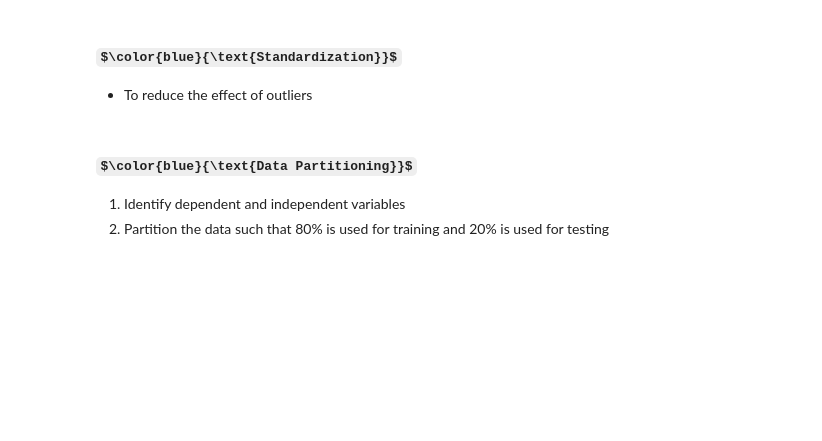
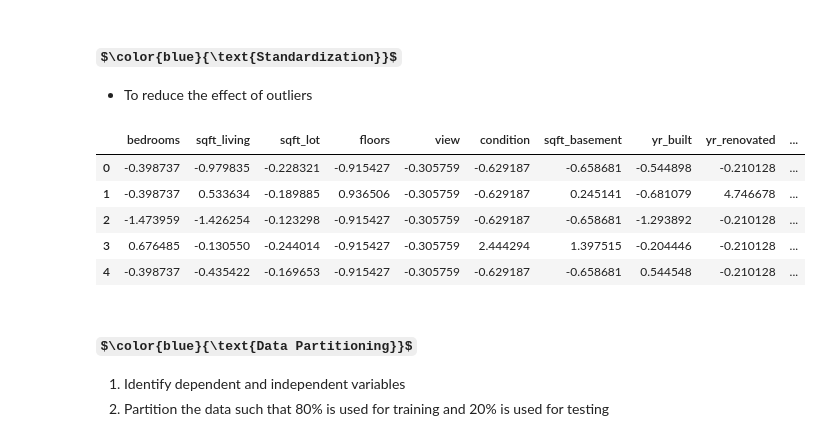
Before and after one commit to dBCooper2/bint-capstone, a Jupyter notebook: notebooks/Lec12_kNN_Regression.ipynb, the cells around one changed output. Saved outputs shown, nothing was run; the diff lists cells and outputs as text; code cells hidden in the pictures; some formulas as TeX source; blank space fills up the shorter version.

```diff
--- a/notebooks/Lec12_kNN_Regression.ipynb
+++ b/notebooks/Lec12_kNN_Regression.ipynb
@@ -31,6 +31,8 @@ import numpy as np
 import matplotlib.pylab as plt
 # %% [markdown]
 ## $\color{red}{\text{Import Data}}$
+# %%
+housing_df = pd.read_csv('/Users/dB/Documents/repos/github/bint-capstone/notebooks/data/housingData.csv')
 # %% [markdown]
 ## $\color{red}{\text{Analytic Task}}$
 1. Using the housing data, build a **DT/RF regression model** to predict **price**
@@ -135,6 +148,23 @@ housing_varDf = new_housing_v2[vars]
 ### $\color{blue}{\text{Standardization}}$
 
 - To reduce the effect of outliers
+# %%
+from sklearn.preprocessing import StandardScaler
+
+# scale data
+housing_std = StandardScaler().fit_transform(housing_varDf)
+housing_stdDf = pd.DataFrame(housing_std, columns=housing_varDf.columns)
+
+# Bring dep var into standardized df
+housing_std_full = pd.concat([housing_stdDf, housing_df['price']], axis=1)
+housing_std_full.head()
+# %% [output]
+|  | bedrooms | sqft_living | sqft_lot | floors | view | condition | sqft_basement | yr_built | yr_renovated | ... |
+| 0 | -0.398737 | -0.979835 | -0.228321 | -0.915427 | -0.305759 | -0.629187 | -0.658681 | -0.544898 | -0.210128 | ... |
+| 1 | -0.398737 | 0.533634 | -0.189885 | 0.936506 | -0.305759 | -0.629187 | 0.245141 | -0.681079 | 4.746678 | ... |
+| 2 | -1.473959 | -1.426254 | -0.123298 | -0.915427 | -0.305759 | -0.629187 | -0.658681 | -1.293892 | -0.210128 | ... |
+| 3 | 0.676485 | -0.130550 | -0.244014 | -0.915427 | -0.305759 | 2.444294 | 1.397515 | -0.204446 | -0.210128 | ... |
+| 4 | -0.398737 | -0.435422 | -0.169653 | -0.915427 | -0.305759 | -0.629187 | -0.658681 | 0.544548 | -0.210128 | ... |
 # %% [markdown]
 ### $\color{blue}{\text{Data Partitioning}}$
 
```
Also changed, not shown: parts of 10 cells of this notebook, 3 other files.
